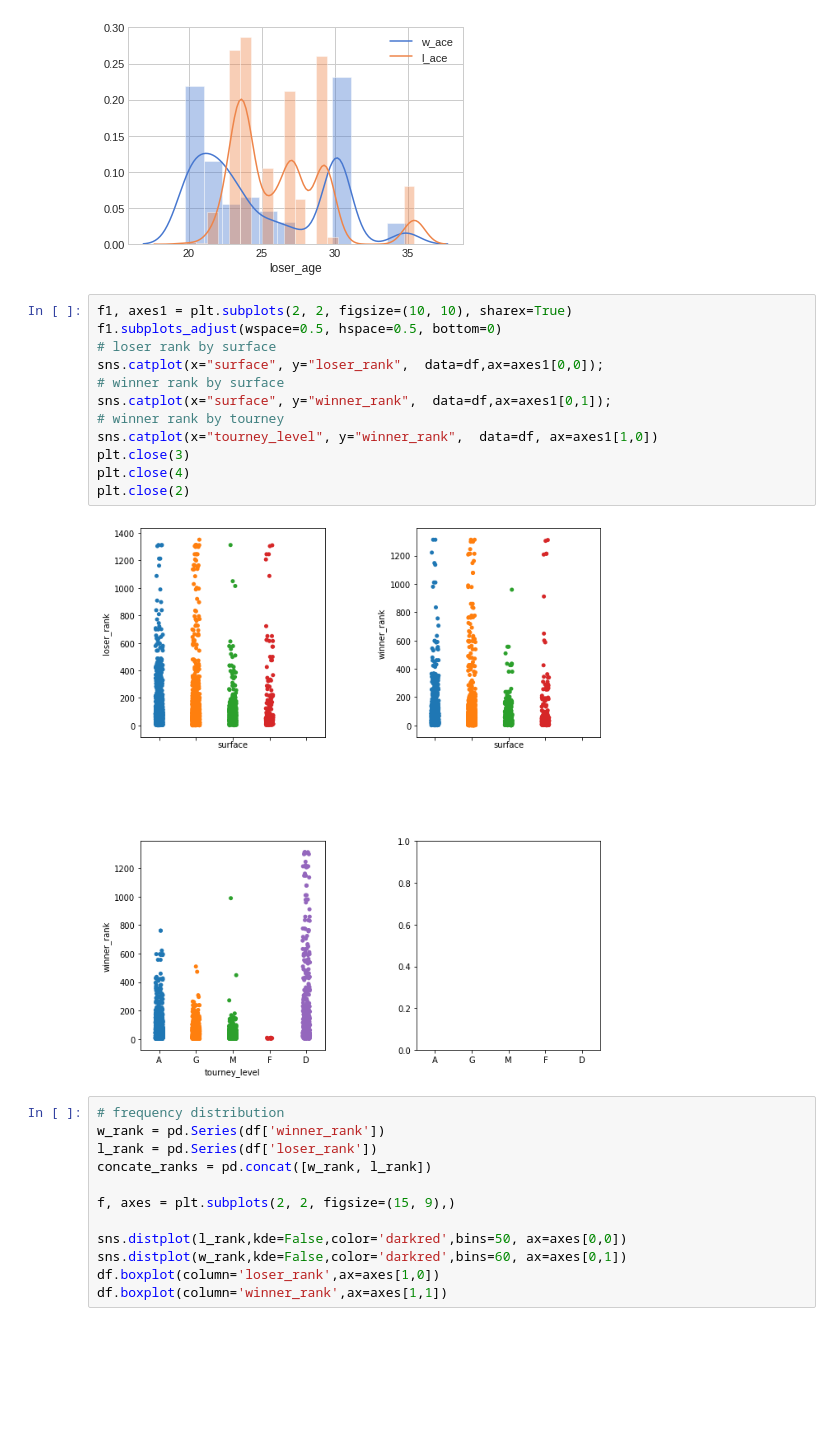
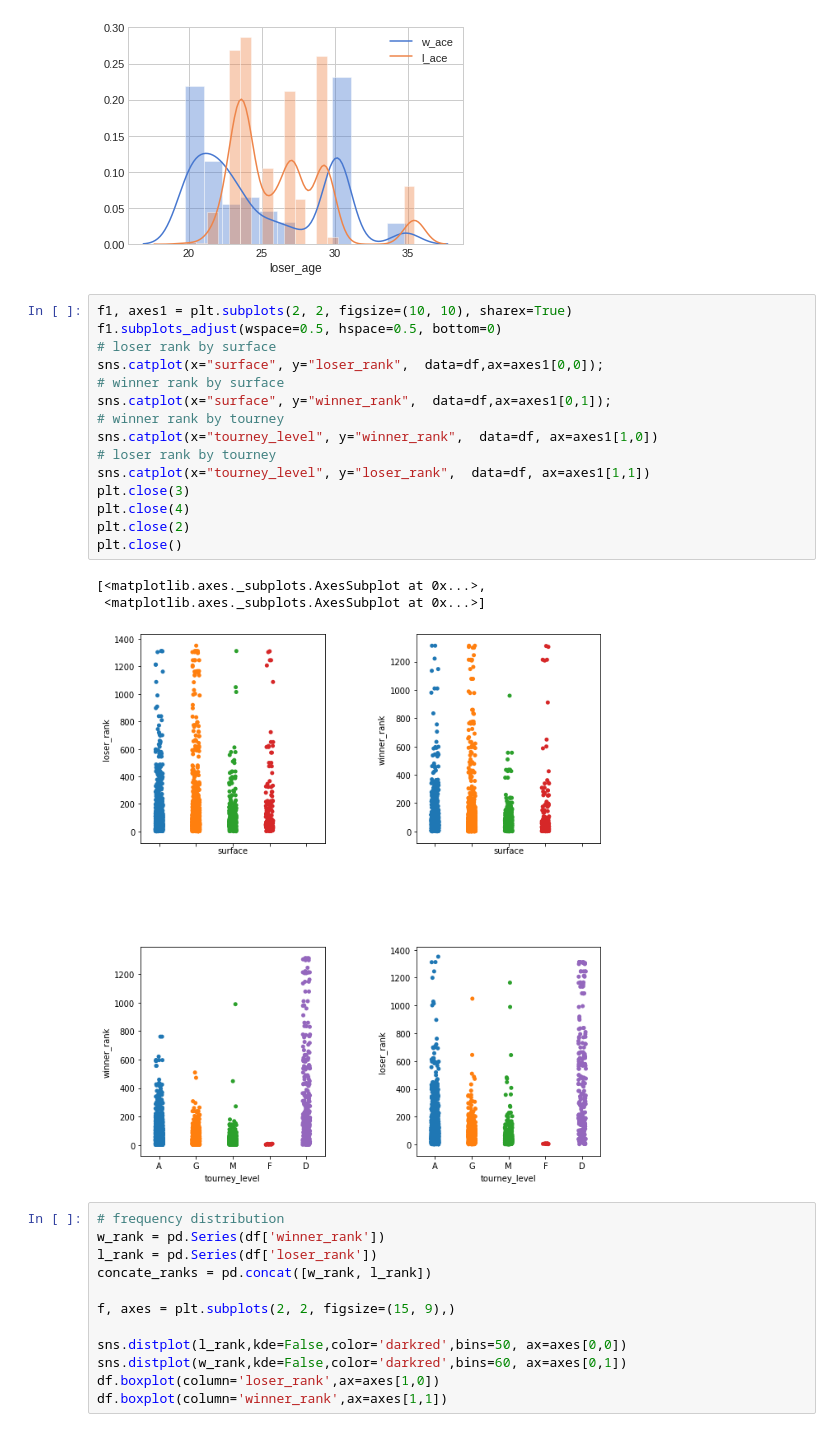
Before and after one commit to tomasojea/Tennis-EDA, a Jupyter notebook: experimentation_EDA.ipynb, the cells around one changed output. Saved outputs shown, nothing was run; the diff lists cells and outputs as text; blank space fills up the shorter version.

Commit message:
refactoring (adding subplot)

```diff
--- a/experimentation_EDA.ipynb
+++ b/experimentation_EDA.ipynb
@@ -234,17 +240,22 @@ sns.distplot(df.loc[df['l_ace']]['loser_age'], kde_kws={"label": "l_ace"});
 # %%
 f1, axes1 = plt.subplots(2, 2, figsize=(10, 10), sharex=True)
 f1.subplots_adjust(wspace=0.5, hspace=0.5, bottom=0)
 # loser rank by surface
 sns.catplot(x="surface", y="loser_rank",  data=df,ax=axes1[0,0]);
 # winner rank by surface
 sns.catplot(x="surface", y="winner_rank",  data=df,ax=axes1[0,1]);
 # winner rank by tourney
 sns.catplot(x="tourney_level", y="winner_rank",  data=df, ax=axes1[1,0])
+# loser rank by tourney
+sns.catplot(x="tourney_level", y="loser_rank",  data=df, ax=axes1[1,1])
 plt.close(3)
 plt.close(4)
 plt.close(2)
+plt.close()
 # %% [output]
+[<matplotlib.axes._subplots.AxesSubplot at 0x...>,
+ <matplotlib.axes._subplots.AxesSubplot at 0x...>]
-[figure, old version]
+[figure, new version]
 # %%
 # frequency distribution
 w_rank = pd.Series(df['winner_rank'])
```
Also changed, not shown: parts of 4 cells of this notebook.
